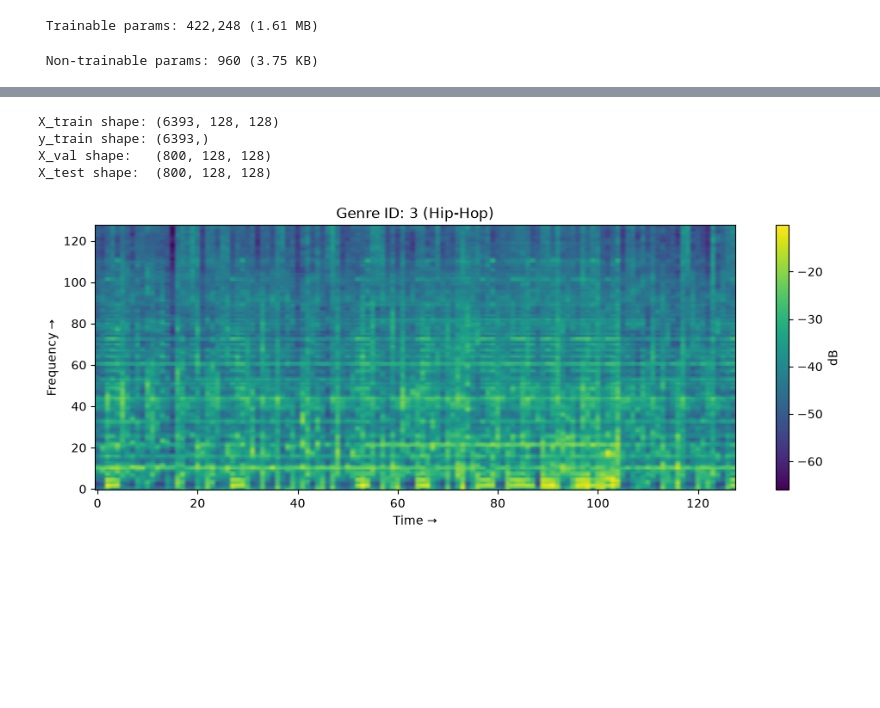
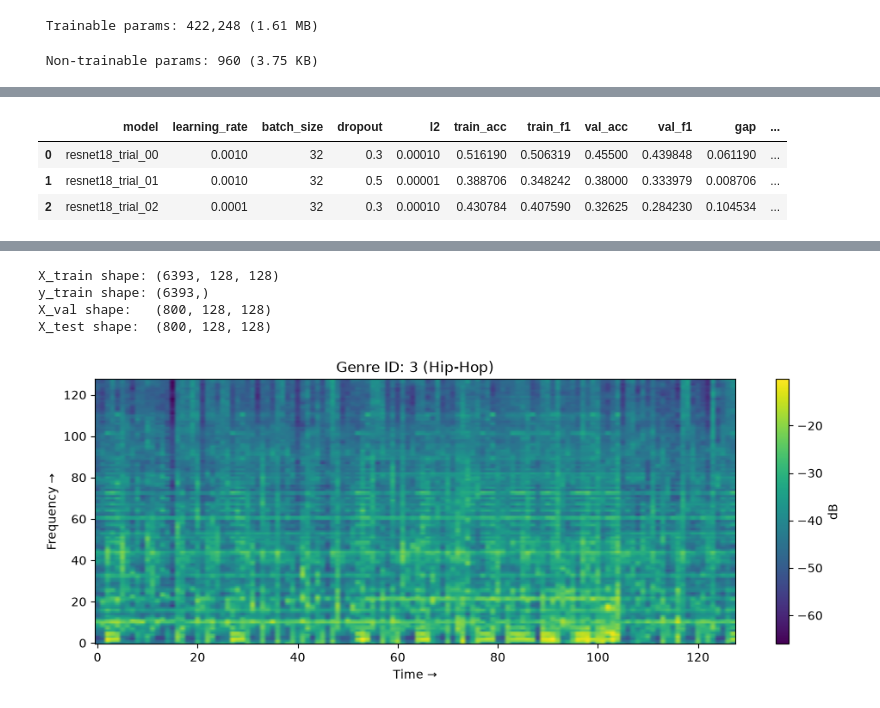
Before and after one commit to cyrustaba/datasci-207-final-project, a Jupyter notebook: notebooks/DataSci207_Project_Genre_Classification.ipynb, the cells around one changed output, grey strips where cells are left out. Cells and saved outputs as stored; diff of their text form; code cells hidden in the pictures; blank space fills up the shorter version.

```diff
--- a/notebooks/DataSci207_Project_Genre_Classification.ipynb
+++ b/notebooks/DataSci207_Project_Genre_Classification.ipynb
@@ -1829,0 +2049,60 @@ International       0.51      0.71      0.59       100
+# %%
+experiments = [
+    {'name': 'resnet18_trial_00', 'learning_rate': 0.001, 'batch_size': 32, 'dropout': 0.3, 'l2': 0.0001},
+    {'name': 'resnet18_trial_01', 'learning_rate': 0.001, 'batch_size': 32, 'dropout': 0.5, 'l2': 0.00001},
+    {'name': 'resnet18_trial_02', 'learning_rate': 0.0001, 'batch_size': 32, 'dropout': 0.3, 'l2': 0.0001},
+]
+
+resnet_results = []      # NOTE: not `results` - that name holds the conversion manifest
+resnet_histories = {}
+
+for params in experiments:
+    name = params['name']
+    batch_size = params['batch_size']
+    print(f'\n--- Training {name} ---')
+
+    resnet_trial = build_resnet18(
+        learning_rate=params['learning_rate'],
+        dropout=params['dropout'],
+        l2=params['l2']
+    )
+
+    resnet_early_stopping = tf.keras.callbacks.EarlyStopping(
+        monitor='val_loss', patience=PATIENCE, restore_best_weights=True, verbose=1
+    )
+    resnet_reduce_lr = tf.keras.callbacks.ReduceLROnPlateau(
+        monitor='val_loss', factor=0.5, patience=3, min_lr=0.000001, verbose=1
+    )
+
+    resnet_history = resnet_trial.fit(
+        make_dataset(X_train, y_train, batch_size, training=True),
+        validation_data=make_dataset(X_val, y_val, batch_size),
+        epochs=MAX_EPOCHS,
+        shuffle=False,
+        callbacks=[resnet_early_stopping, resnet_reduce_lr],
+        verbose=1
+    )
+
+    train_metrics, _ = score(resnet_trial, make_dataset(X_train, y_train, batch_size), y_train)
+    val_metrics, _ = score(resnet_trial, make_dataset(X_val, y_val, batch_size), y_val)
+
+    resnet_results.append({
+        'model': name,
+        'learning_rate': params['learning_rate'],
+        'batch_size': batch_size,
+        'dropout': params['dropout'],
+        'l2': params['l2'],
+        'train_acc': train_metrics['acc'],
+        'train_f1': train_metrics['f1'],
+        'val_acc': val_metrics['acc'],
+        'val_f1': val_metrics['f1'],
+        'gap': train_metrics['acc'] - val_metrics['acc'],
+        'best_epoch': int(np.argmin(resnet_history.history['val_loss'])) + 1
+    })
+
+    hist_df = pd.DataFrame(resnet_history.history)
+    hist_df['epoch'] = np.arange(1, len(hist_df) + 1)
+    resnet_histories[name] = hist_df
+
+display(pd.DataFrame(resnet_results).sort_values('val_f1', ascending=False))
+# %% [output]
@@ -1829,0 +2126,4 @@ International       0.51      0.71      0.59       100
+|  | model | learning_rate | batch_size | dropout | l2 | train_acc | train_f1 | val_acc | val_f1 | gap | ... |
+| 0 | resnet18_trial_00 | 0.0010 | 32 | 0.3 | 0.00010 | 0.516190 | 0.506319 | 0.45500 | 0.439848 | 0.061190 | ... |
+| 1 | resnet18_trial_01 | 0.0010 | 32 | 0.5 | 0.00001 | 0.388706 | 0.348242 | 0.38000 | 0.333979 | 0.008706 | ... |
+| 2 | resnet18_trial_02 | 0.0001 | 32 | 0.3 | 0.00010 | 0.430784 | 0.407590 | 0.32625 | 0.284230 | 0.104534 | ... |
```
Also changed, not shown: parts of 32 cells of this notebook.
